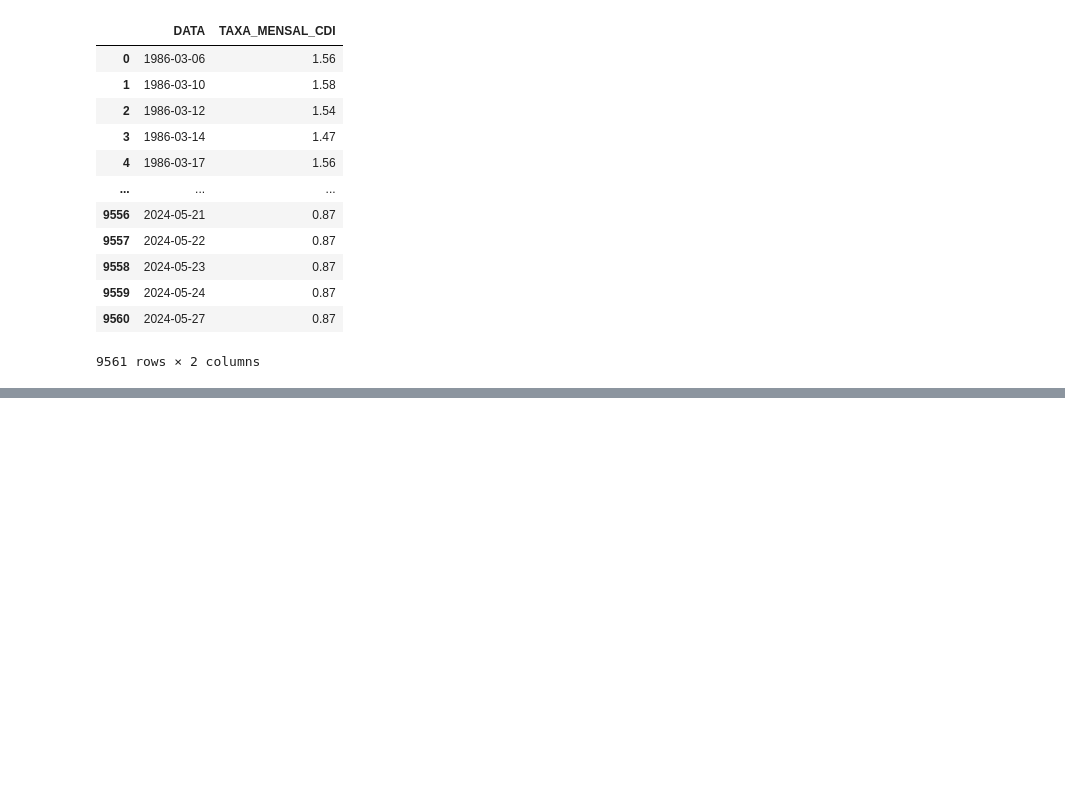
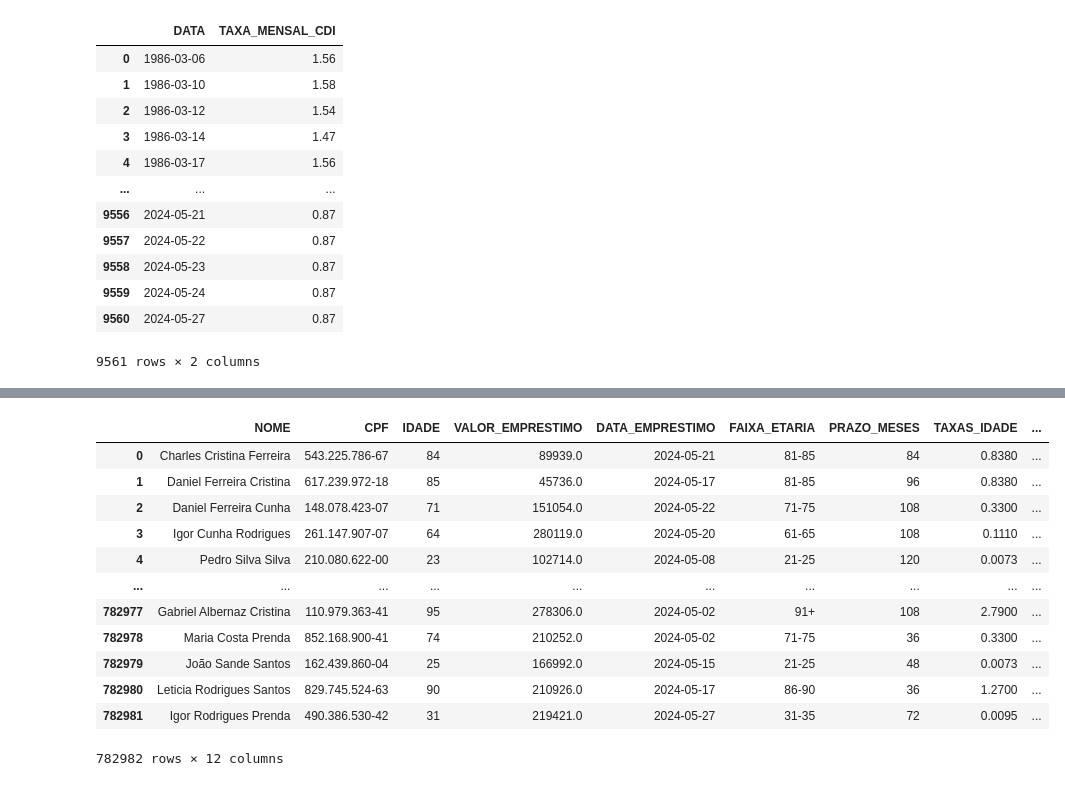
Before and after one commit to Marcelo-Prenda/TCC_Auditoria_Continua, a Jupyter notebook: criacao_data_base.ipynb, the cells around one changed output, grey strips where cells are left out. Saved outputs shown, nothing was run; the diff lists cells and outputs as text; code cells hidden in the pictures; blank space fills up the shorter version.

```diff
--- a/criacao_data_base.ipynb
+++ b/criacao_data_base.ipynb
@@ -231,0 +244,29 @@ df
+# %%
+quantidade_alteracoes = 10  # Altere conforme necessário
+
+# Gerar índices aleatórios para os registros que serão alterados
+indices_alteracao = np.random.choice(df.index, quantidade_alteracoes, replace=False)
+
+# Iterar sobre os índices selecionados e alterar os valores na coluna 'PRIMEIRA_PARCELA_EMPRESTIMO' aleatoriamente
+for idx in indices_alteracao:
+    # Gerar um valor aleatório para adicionar ou subtrair da primeira parcela
+    alteracao = np.random.uniform(-0.80, 0.80)  # Altere conforme necessário o intervalo de valores aleatórios
+
+    # Atualizar o valor na coluna 'PRIMEIRA_PARCELA_EMPRESTIMO'
+    df_modificado.at[idx, 'PRIMEIRA_PARCELA_EMPRESTIMO'] += alteracao
+# %%
+df_modificado
+# %% [output]
+|  | NOME | CPF | IDADE | VALOR_EMPRESTIMO | DATA_EMPRESTIMO | FAIXA_ETARIA | PRAZO_MESES | TAXAS_IDADE | ... |
+| 0 | Charles Cristina Ferreira | 543.225.786-67 | 84 | 89939.0 | 2024-05-21 | 81-85 | 84 | 0.8380 | ... |
+| 1 | Daniel Ferreira Cristina | 617.239.972-18 | 85 | 45736.0 | 2024-05-17 | 81-85 | 96 | 0.8380 | ... |
+| 2 | Daniel Ferreira Cunha | 148.078.423-07 | 71 | 151054.0 | 2024-05-22 | 71-75 | 108 | 0.3300 | ... |
+| 3 | Igor Cunha Rodrigues | 261.147.907-07 | 64 | 280119.0 | 2024-05-20 | 61-65 | 108 | 0.1110 | ... |
+| 4 | Pedro Silva Silva | 210.080.622-00 | 23 | 102714.0 | 2024-05-08 | 21-25 | 120 | 0.0073 | ... |
+| ... | ... | ... | ... | ... | ... | ... | ... | ... | ... |
+| 782977 | Gabriel Albernaz Cristina | 110.979.363-41 | 95 | 278306.0 | 2024-05-02 | 91+ | 108 | 2.7900 | ... |
+| 782978 | Maria Costa Prenda | 852.168.900-41 | 74 | 210252.0 | 2024-05-02 | 71-75 | 36 | 0.3300 | ... |
+| 782979 | João Sande Santos | 162.439.860-04 | 25 | 166992.0 | 2024-05-15 | 21-25 | 48 | 0.0073 | ... |
+| 782980 | Leticia Rodrigues Santos | 829.745.524-63 | 90 | 210926.0 | 2024-05-17 | 86-90 | 36 | 1.2700 | ... |
+| 782981 | Igor Rodrigues Prenda | 490.386.530-42 | 31 | 219421.0 | 2024-05-27 | 31-35 | 72 | 0.0095 | ... |
+782982 rows × 12 columns
```
Also changed, not shown: parts of 7 cells of this notebook.
